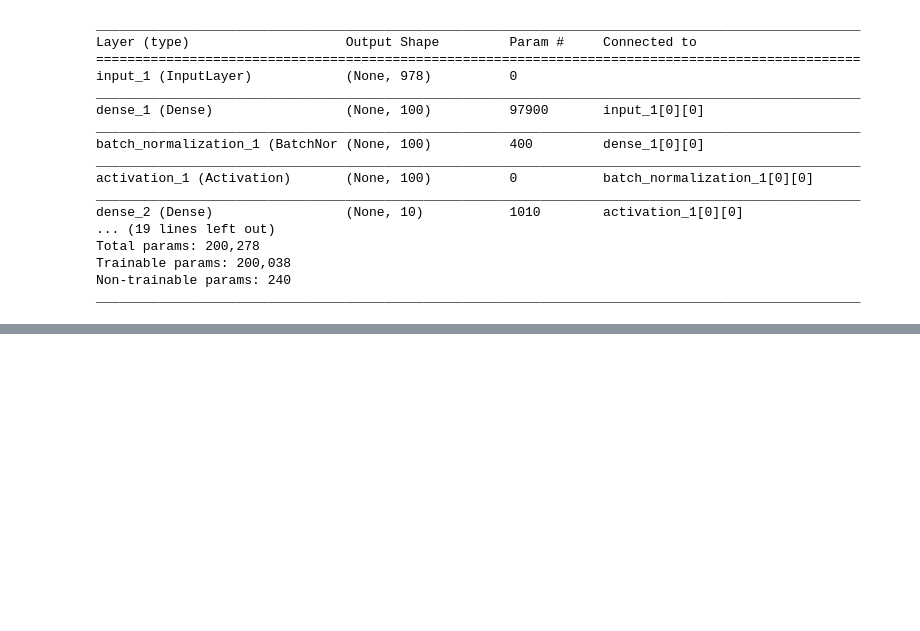
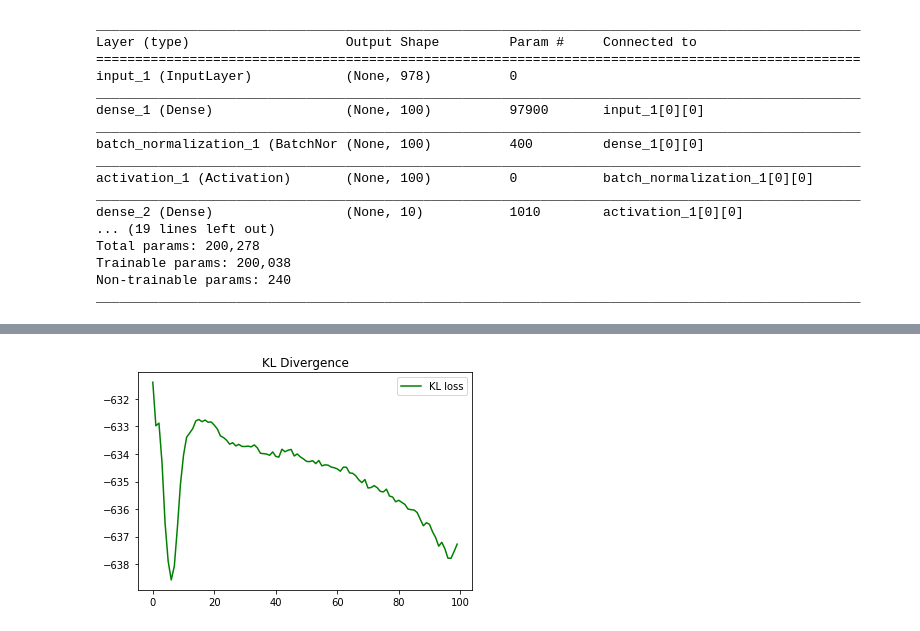
Before and after one commit to greenelab/LINCS_latent_space, a Jupyter notebook: scripts/3A_tybalt_2layer_model_generator_separateLoss.ipynb, the cells around one changed output, grey strips where cells are left out. Saved outputs shown, nothing was run; the diff lists cells and outputs as text; code cells hidden in the pictures; blank space fills up the shorter version.

```diff
--- a/scripts/3A_tybalt_2layer_model_generator_separateLoss.ipynb
+++ b/scripts/3A_tybalt_2layer_model_generator_separateLoss.ipynb
@@ -189 +211,12 @@ AttributeError: 'Tybalt' object has no attribute 'hist'
+# %%
+# Plot KL divergence
+kl_loss = model.history_df['kl']
+epochs = range(epochs_model)
+plt.figure()
+plt.plot(epochs, kl_loss, 'g', label='KL loss')
+plt.title('KL Divergence')
+plt.legend()
+plt.show()
+# %% [output]
+[figure, added]
 # %%
```
Also changed, not shown: parts of 5 cells of this notebook, 7 other files.
